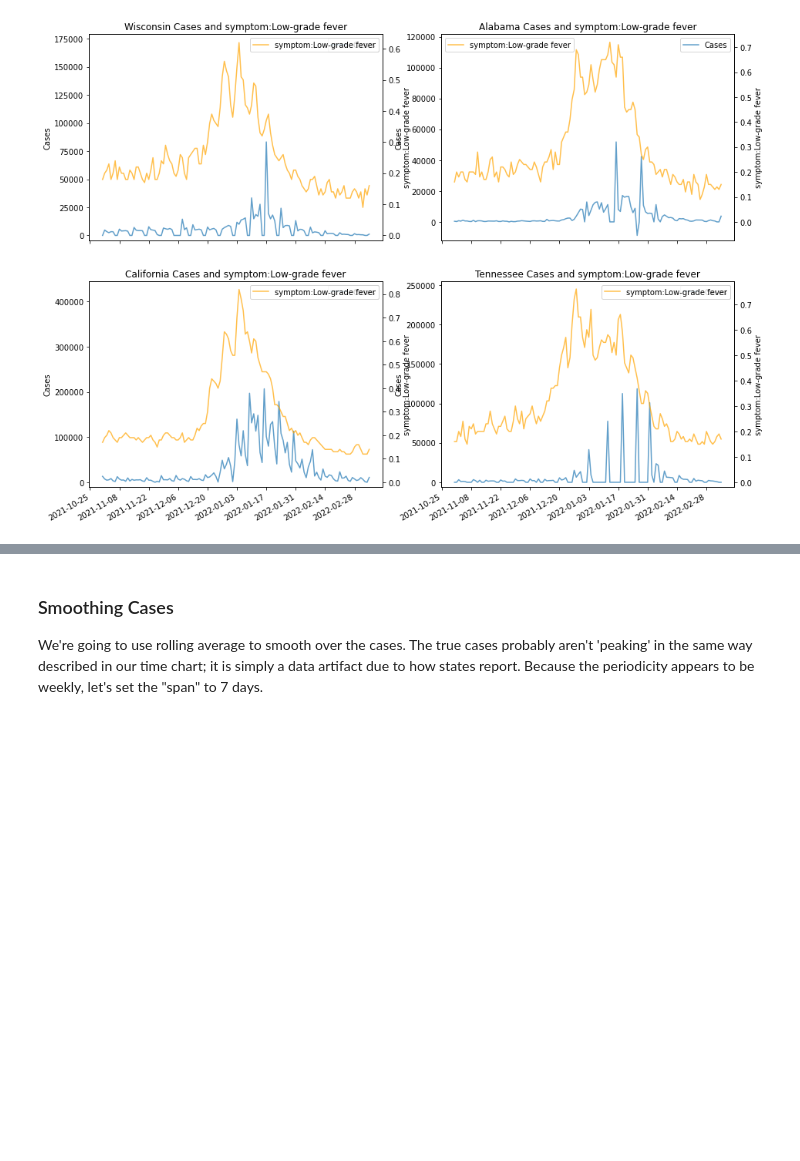
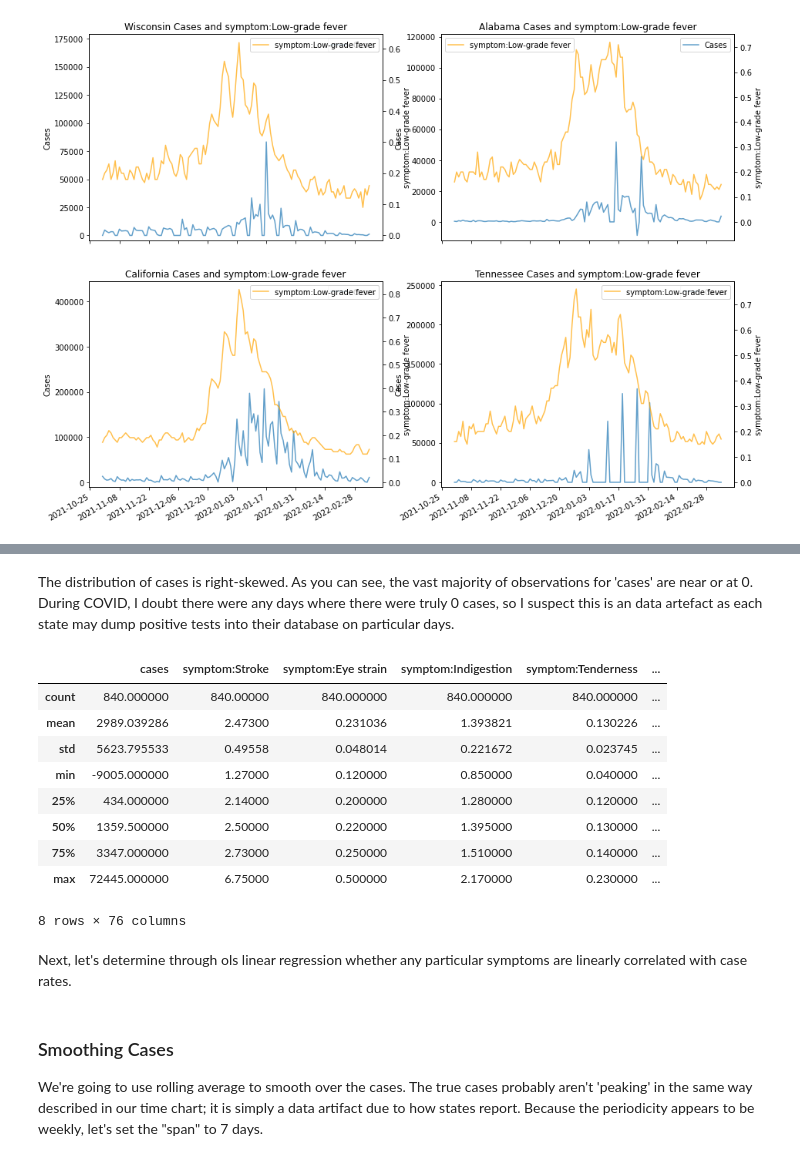
Before and after one commit to GaniPerez/COVID_Case_Prediction, a Jupyter notebook: DATA601_FinalProject_GP.ipynb, the cells around one changed output, grey strips where cells are left out. Drawn from its saved outputs; the diff is of its cells as text; code cells hidden in the pictures; blank space fills up the shorter version.

```diff
--- a/DATA601_FinalProject_GP.ipynb
+++ b/DATA601_FinalProject_GP.ipynb
@@ -401,3 +419,20 @@ Next, let's determine through ols linear regression whether any particular sympt
+# %% [markdown]
+The distribution of cases is right-skewed. As you can see, the vast majority of observations for 'cases' are near or at 0. During COVID, I doubt there were any days where there were truly 0 cases, so I suspect this is an data artefact as each state may dump positive tests into their database on particular days.
+# %%
+test_df_cut2.describe()
+# %% [output]
+|  | cases | symptom:Stroke | symptom:Eye strain | symptom:Indigestion | symptom:Tenderness | ... |
+| count | 840.000000 | 840.00000 | 840.000000 | 840.000000 | 840.000000 | ... |
+| mean | 2989.039286 | 2.47300 | 0.231036 | 1.393821 | 0.130226 | ... |
+| std | 5623.795533 | 0.49558 | 0.048014 | 0.221672 | 0.023745 | ... |
+| min | -9005.000000 | 1.27000 | 0.120000 | 0.850000 | 0.040000 | ... |
+| 25% | 434.000000 | 2.14000 | 0.200000 | 1.280000 | 0.120000 | ... |
+| 50% | 1359.500000 | 2.50000 | 0.220000 | 1.395000 | 0.130000 | ... |
+| 75% | 3347.000000 | 2.73000 | 0.250000 | 1.510000 | 0.140000 | ... |
+| max | 72445.000000 | 6.75000 | 0.500000 | 2.170000 | 0.230000 | ... |
+8 rows × 76 columns
+# %% [markdown]
+Next, let's determine through ols linear regression whether any particular symptoms are linearly correlated with case rates.
 # %% [markdown]
 ### Smoothing Cases
 
```
Also changed, not shown: parts of 6 cells of this notebook.
